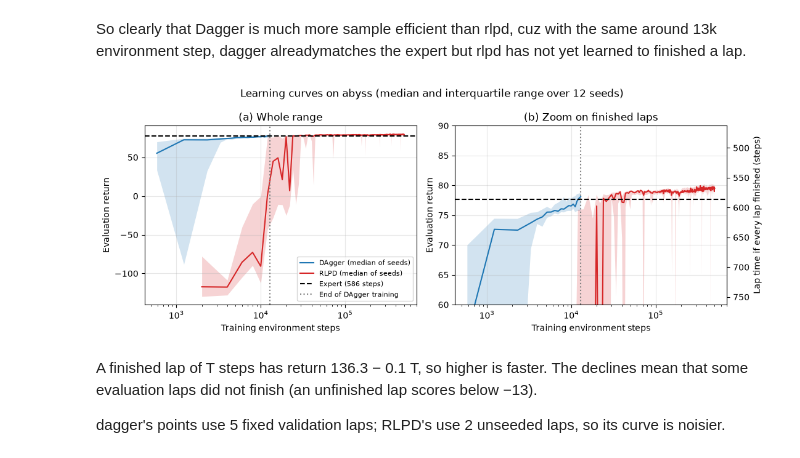
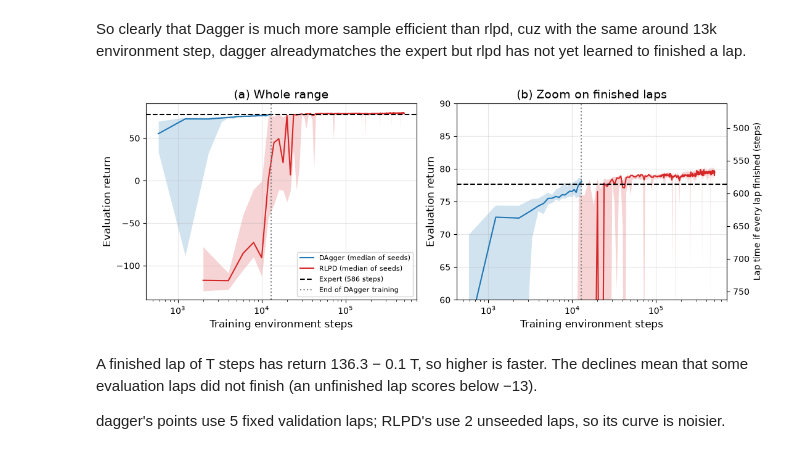
Before and after one commit to SitaraLiang/dAgger-RLPD-STK, a Jupyter notebook: notebooks/figures.ipynb, the cells around one changed output. Cells and saved outputs as stored; diff of their text form; code cells hidden in the pictures.

Commit message:
Improve the fontsize on figures

```diff
--- a/notebooks/figures.ipynb
+++ b/notebooks/figures.ipynb
@@ -112,39 +112,39 @@ So clearly that Dagger is much more sample efficient than rlpd, cuz with the sam
 # %%
 def draw_curves(ax):
     for name, curve in [("DAgger", dagger_mean), ("RLPD", rlpd_mean)]:
         ax.plot(curve["steps"], curve["median"], color=COLORS[name], label=f"{name} (median of seeds)")
         ax.fill_between(
             curve["steps"], curve["q1"], curve["q3"],
             color=COLORS[name], alpha=0.2, linewidth=0,
         )
     ax.axhline(EXPERT_RETURN, color=COLORS["Expert"], linestyle="--", label=f"Expert ({EXPERT_LAP:.0f} steps)")
     ax.axvline(dagger_budget, color="gray", linestyle=":", label="End of DAgger training")
     ax.set_xscale("log")
-    ax.set_xlabel("Training environment steps")
+    ax.set_xlabel("Training environment steps", fontsize=12)
     ax.grid(alpha=0.3)
 
 
 n_seeds = dagger_curve["seed"].nunique()
 fig, (full, zoom) = plt.subplots(1, 2, figsize=(11, 4.2))
 
 draw_curves(full)
-full.set_ylabel("Evaluation return")
-full.set_title("(a) Whole range")
+full.set_ylabel("Evaluation return", fontsize=12)
+full.set_title("(a) Whole range", fontsize=14)
 full.legend(loc="lower right", fontsize=8)
 
 draw_curves(zoom)
 zoom.set_ylim(60, 90)
-zoom.set_ylabel("Evaluation return")
-zoom.set_title("(b) Zoom on finished laps")
+zoom.set_ylabel("Evaluation return", fontsize=12)
+zoom.set_title("(b) Zoom on finished laps", fontsize=14)
 lap_axis = zoom.secondary_yaxis("right", functions=(return_to_lap_time, lap_time_to_return))
 lap_axis.set_ylabel("Lap time if every lap finished (steps)")
 
-fig.suptitle(f"Learning curves on abyss (median and interquartile range over {n_seeds} seeds)")
+#fig.suptitle(f"Learning curves on abyss (median and interquartile range over {n_seeds} seeds)")
 fig.tight_layout()
 fig.savefig(FIGURES / "fig1_learning_curves.pdf", bbox_inches="tight")
 plt.show()
 # %% [output]
-[figure, old version]
+[figure, new version]
 # %% [markdown]
 A finished lap of T steps has return 136.3 − 0.1 T, so higher is faster.
 The declines mean that some evaluation laps did not finish (an unfinished lap scores below −13).
```
Also changed, not shown: parts of 1 cell of this notebook, 2 other files.
